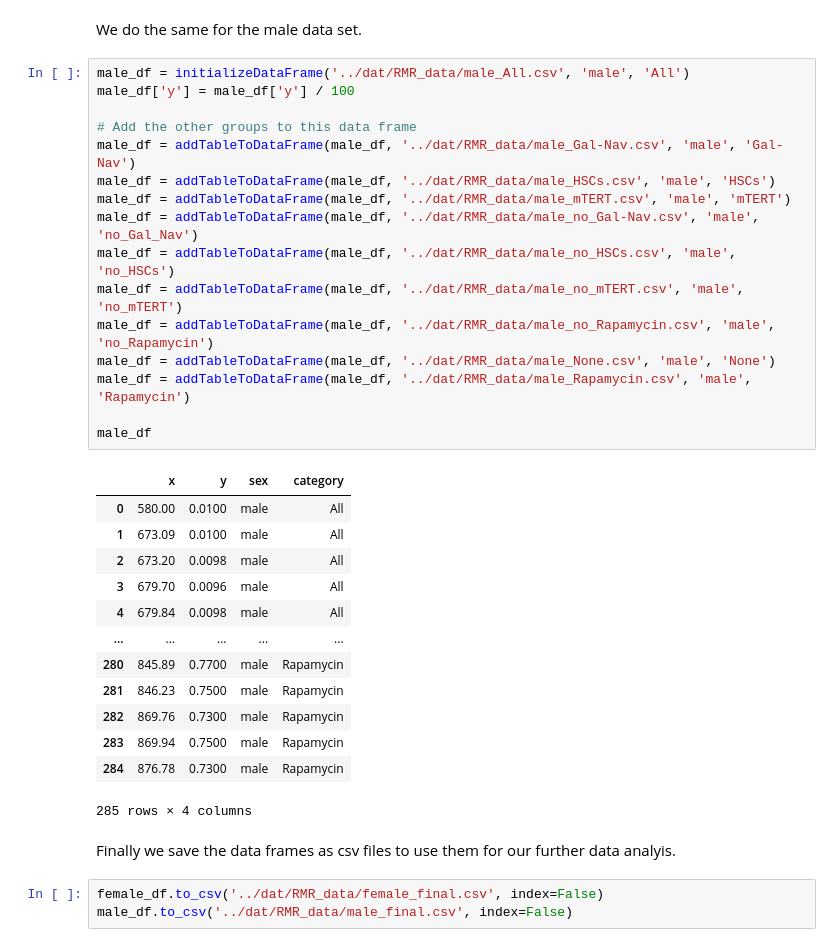
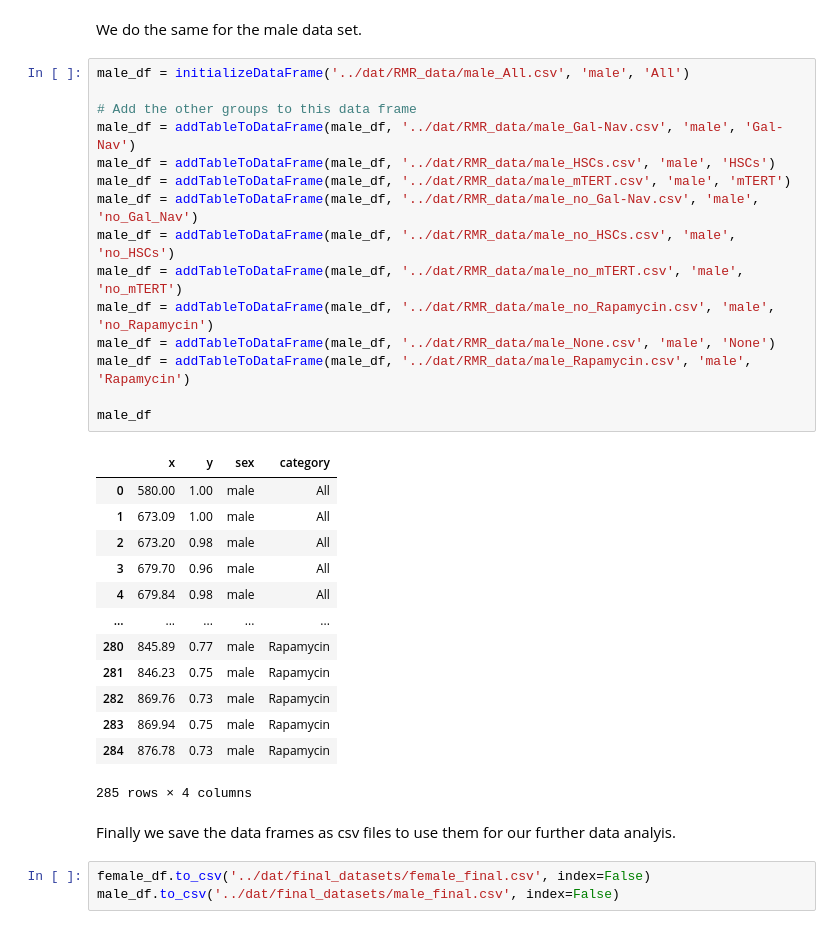
Before and after one commit to shs2017/Data-Literacy, a Jupyter notebook: exp/002_ExtractingPointsFromPlot.ipynb, the cells around one changed output. Drawn from its saved outputs; the diff is of its cells as text.

Commit message:
df: Fixed a bug what some data points were not correct

```diff
--- a/exp/002_ExtractingPointsFromPlot.ipynb
+++ b/exp/002_ExtractingPointsFromPlot.ipynb
@@ -202,36 +202,35 @@ female_df
 We do the same for the male data set.
 # %%
 male_df = initializeDataFrame('../dat/RMR_data/male_All.csv', 'male', 'All')
-male_df['y'] = male_df['y'] / 100
 
 # Add the other groups to this data frame
 male_df = addTableToDataFrame(male_df, '../dat/RMR_data/male_Gal-Nav.csv', 'male', 'Gal-Nav')
 male_df = addTableToDataFrame(male_df, '../dat/RMR_data/male_HSCs.csv', 'male', 'HSCs')
 male_df = addTableToDataFrame(male_df, '../dat/RMR_data/male_mTERT.csv', 'male', 'mTERT')
 male_df = addTableToDataFrame(male_df, '../dat/RMR_data/male_no_Gal-Nav.csv', 'male', 'no_Gal_Nav')
 male_df = addTableToDataFrame(male_df, '../dat/RMR_data/male_no_HSCs.csv', 'male', 'no_HSCs')
 male_df = addTableToDataFrame(male_df, '../dat/RMR_data/male_no_mTERT.csv', 'male', 'no_mTERT')
 male_df = addTableToDataFrame(male_df, '../dat/RMR_data/male_no_Rapamycin.csv', 'male', 'no_Rapamycin')
 male_df = addTableToDataFrame(male_df, '../dat/RMR_data/male_None.csv', 'male', 'None')
 male_df = addTableToDataFrame(male_df, '../dat/RMR_data/male_Rapamycin.csv', 'male', 'Rapamycin')
 
 male_df
 # %% [output]
 |  | x | y | sex | category |
-| 0 | 580.00 | 0.0100 | male | All |
-| 1 | 673.09 | 0.0100 | male | All |
-| 2 | 673.20 | 0.0098 | male | All |
-| 3 | 679.70 | 0.0096 | male | All |
-| 4 | 679.84 | 0.0098 | male | All |
+| 0 | 580.00 | 1.00 | male | All |
+| 1 | 673.09 | 1.00 | male | All |
+| 2 | 673.20 | 0.98 | male | All |
+| 3 | 679.70 | 0.96 | male | All |
+| 4 | 679.84 | 0.98 | male | All |
 | ... | ... | ... | ... | ... |
-| 280 | 845.89 | 0.7700 | male | Rapamycin |
-| 281 | 846.23 | 0.7500 | male | Rapamycin |
-| 282 | 869.76 | 0.7300 | male | Rapamycin |
-| 283 | 869.94 | 0.7500 | male | Rapamycin |
-| 284 | 876.78 | 0.7300 | male | Rapamycin |
+| 280 | 845.89 | 0.77 | male | Rapamycin |
+| 281 | 846.23 | 0.75 | male | Rapamycin |
+| 282 | 869.76 | 0.73 | male | Rapamycin |
+| 283 | 869.94 | 0.75 | male | Rapamycin |
+| 284 | 876.78 | 0.73 | male | Rapamycin |
 285 rows × 4 columns
 # %% [markdown]
 Finally we save the data frames as csv files to use them for our further data analyis.
 # %%
-female_df.to_csv('../dat/RMR_data/female_final.csv', index=False)
-male_df.to_csv('../dat/RMR_data/male_final.csv', index=False)
+female_df.to_csv('../dat/final_datasets/female_final.csv', index=False)
+male_df.to_csv('../dat/final_datasets/male_final.csv', index=False)
```
Also changed, not shown: 2 other files.
